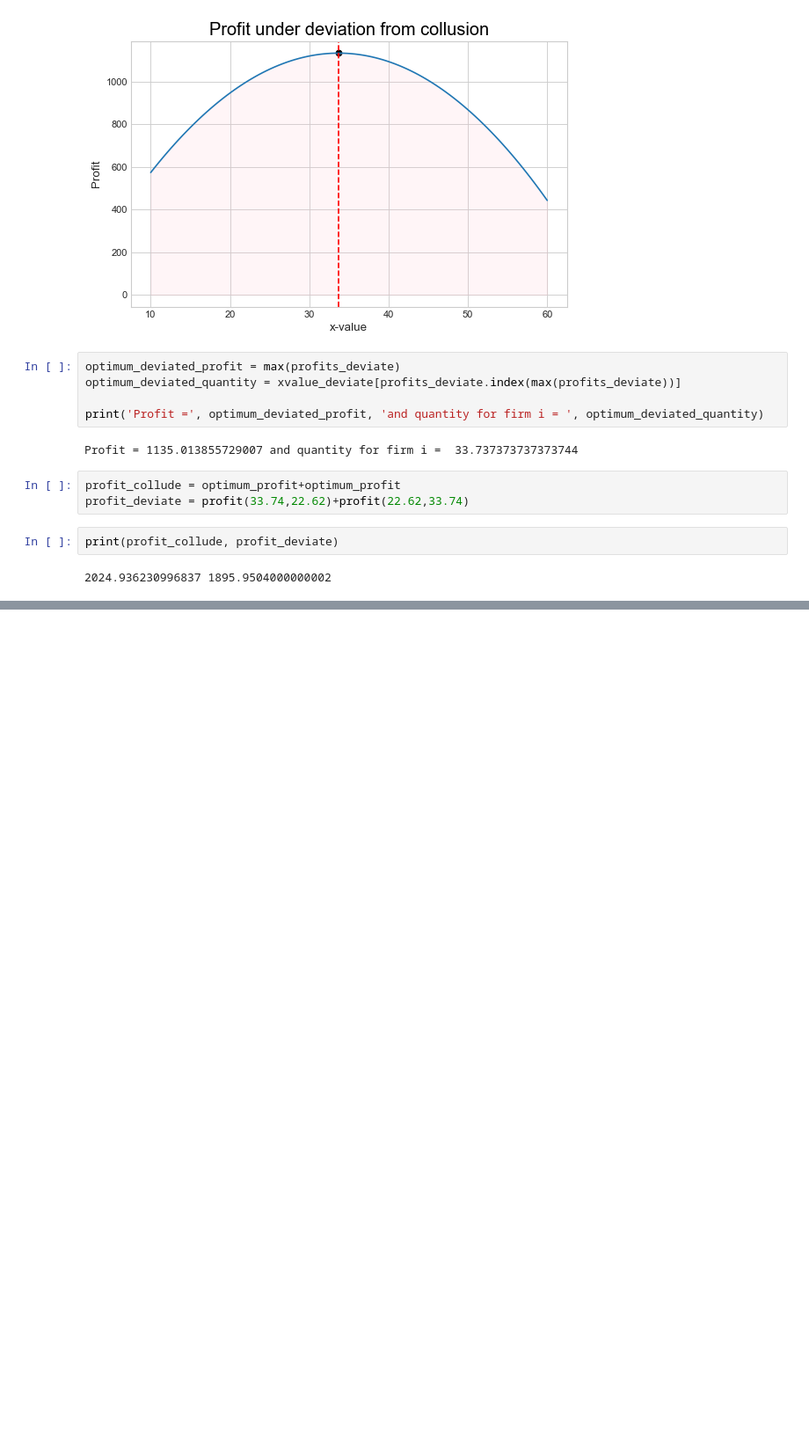
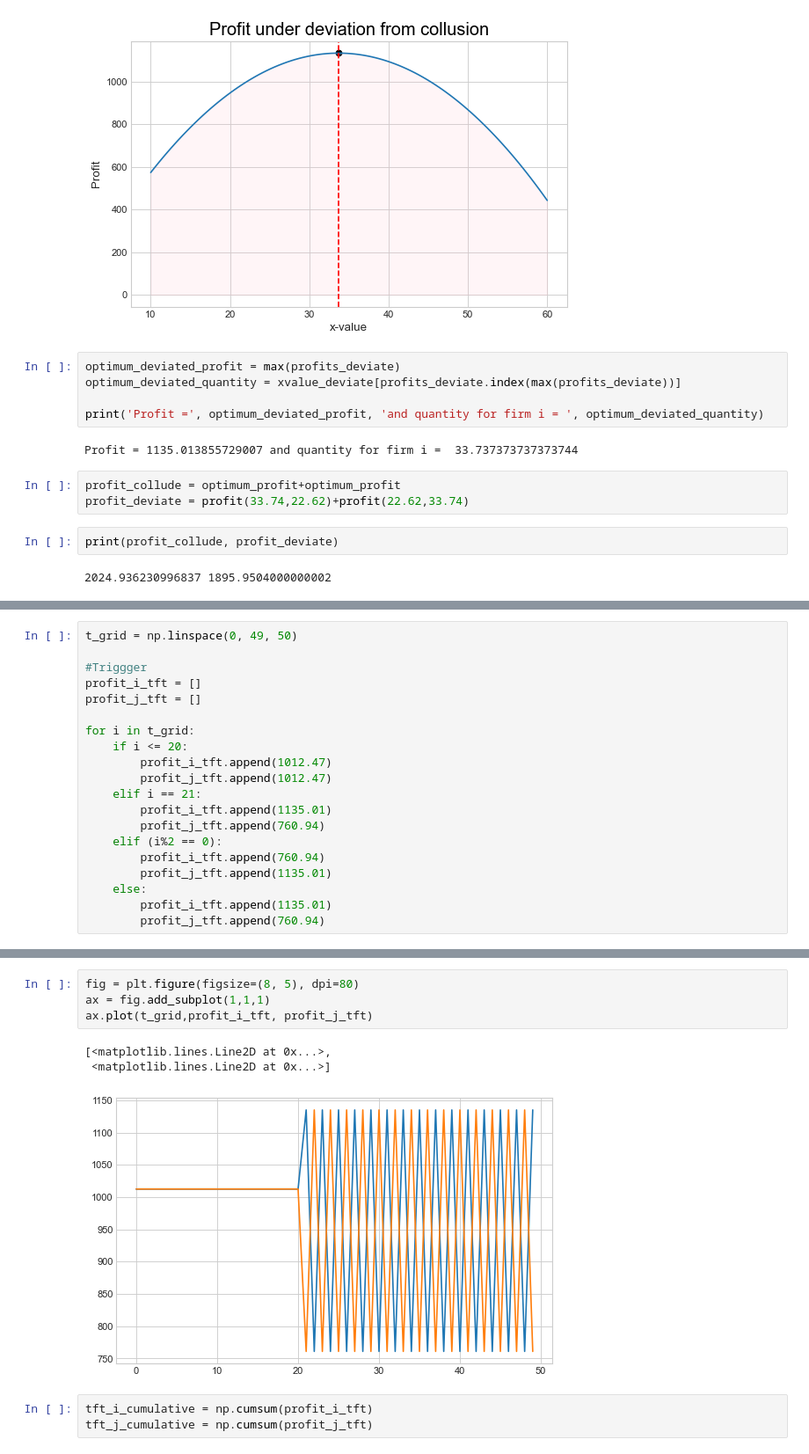
Before and after one commit to yapicikerem/Numecon_workspace, a Jupyter notebook: modelproject/Cournot-Copy1.ipynb, the cells around one changed output, grey strips where cells are left out. Shown at 88% size. Saved outputs shown, nothing was run; the diff lists cells and outputs as text; blank space fills up the shorter version.

```diff
--- a/modelproject/Cournot-Copy1.ipynb
+++ b/modelproject/Cournot-Copy1.ipynb
@@ -136,0 +179,20 @@ print(profit_collude, profit_deviate)
+# %%
+t_grid = np.linspace(0, 49, 50)
+
+#Triggger
+profit_i_tft = []
+profit_j_tft = []
+
+for i in t_grid:
+    if i <= 20:
+        profit_i_tft.append(1012.47)
+        profit_j_tft.append(1012.47)
+    elif i == 21:
+        profit_i_tft.append(1135.01)
+        profit_j_tft.append(760.94)
+    elif (i%2 == 0):
+        profit_i_tft.append(760.94)
+        profit_j_tft.append(1135.01)
+    else:
+        profit_i_tft.append(1135.01)
+        profit_j_tft.append(760.94)
@@ -136,0 +203,11 @@ print(profit_collude, profit_deviate)
+# %%
+fig = plt.figure(figsize=(8, 5), dpi=80)
+ax = fig.add_subplot(1,1,1)
+ax.plot(t_grid,profit_i_tft, profit_j_tft)
+# %% [output]
+[<matplotlib.lines.Line2D at 0x...>,
+ <matplotlib.lines.Line2D at 0x...>]
+[figure, added]
+# %%
+tft_i_cumulative = np.cumsum(profit_i_tft)
+tft_j_cumulative = np.cumsum(profit_j_tft)
```
Also changed, not shown: parts of 19 cells of this notebook.
